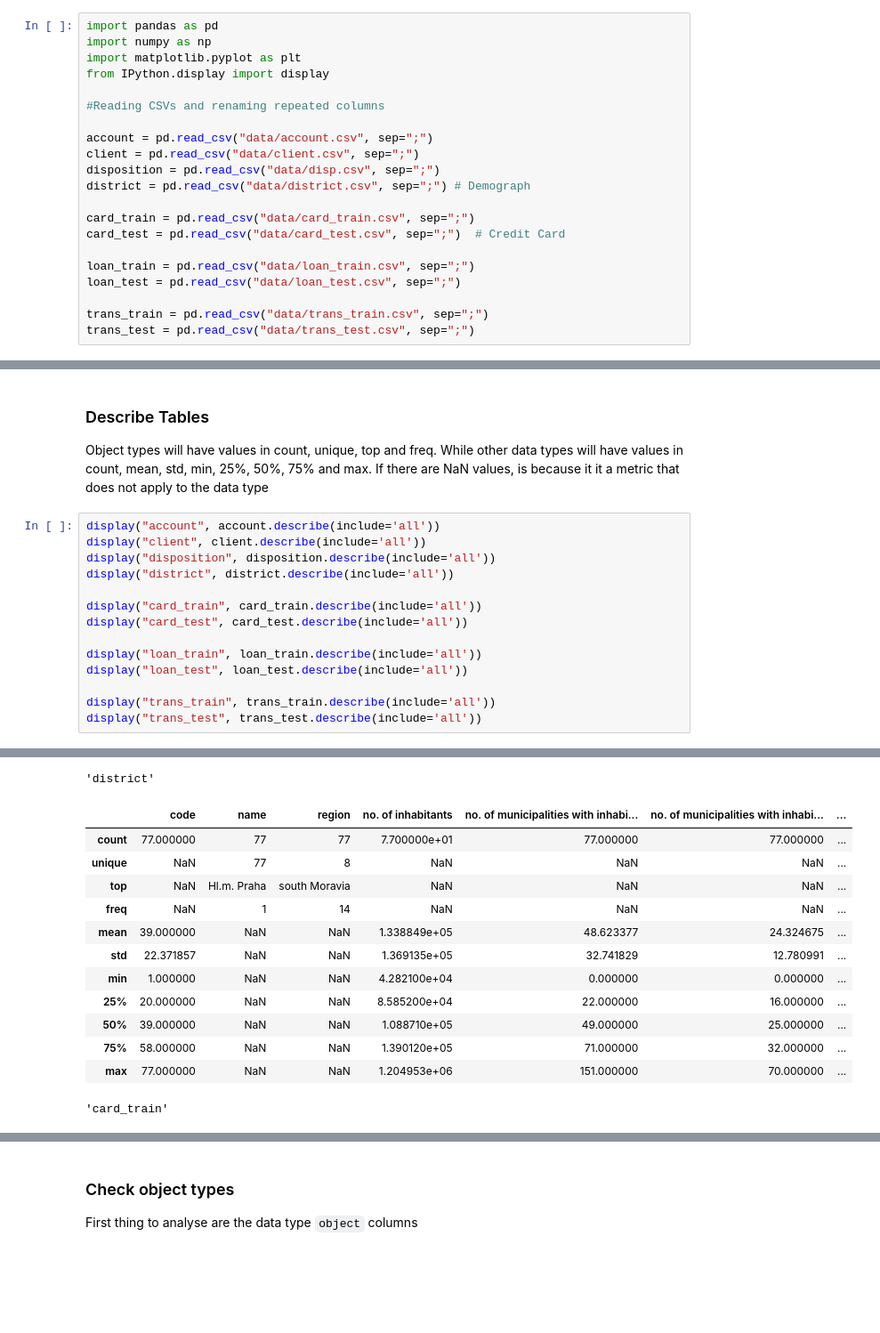
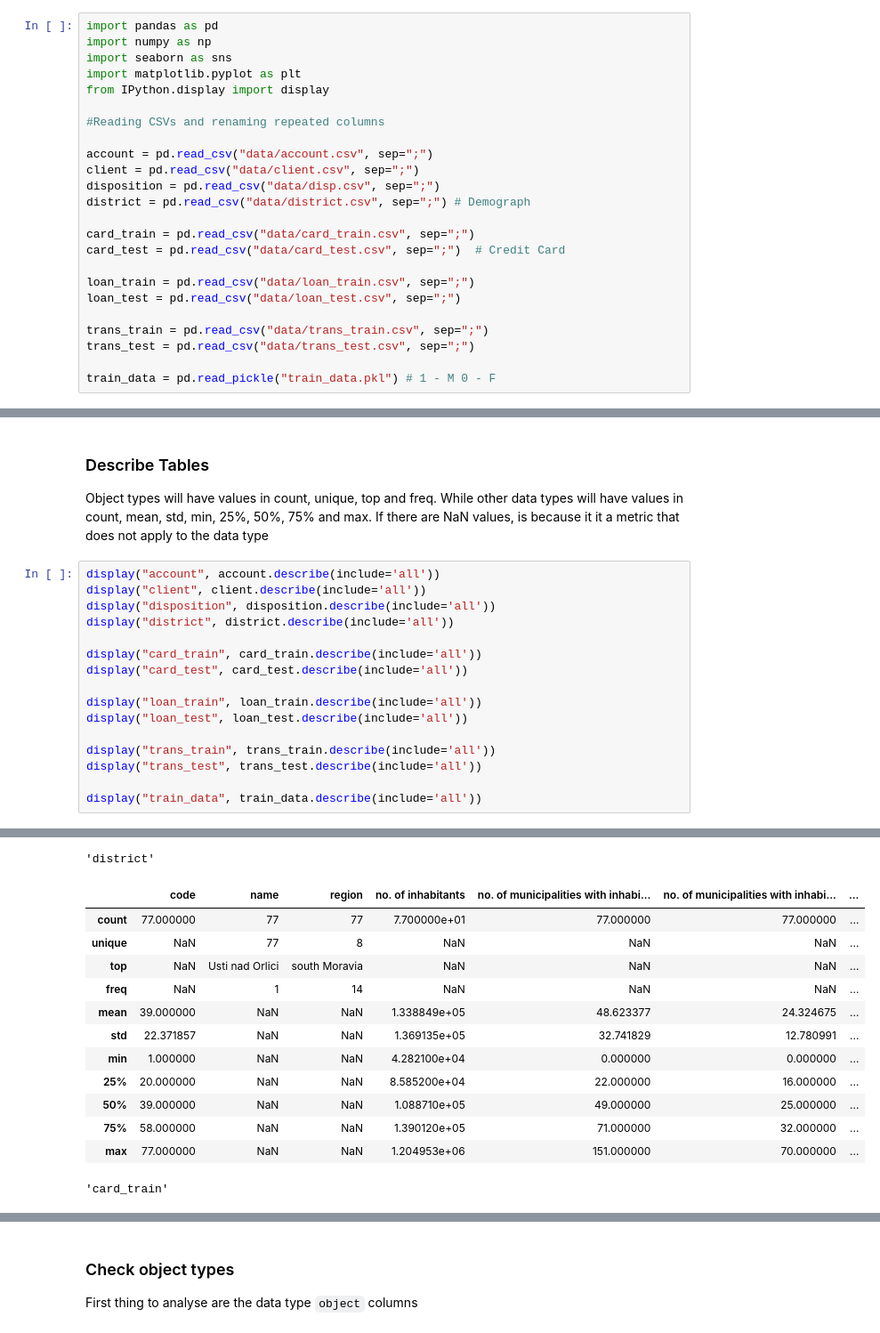
Before and after one commit to Ca-moes/AC, a Jupyter notebook: data_analysis.ipynb, the cells around one changed output, grey strips where cells are left out. Shown at 89% size. Saved outputs shown, nothing was run; the diff lists cells and outputs as text; blank space fills up the shorter version.

Commit message:
Data Analysis

```diff
--- a/data_analysis.ipynb
+++ b/data_analysis.ipynb
@@ -10,6 +10,7 @@
 # %%
 import pandas as pd
 import numpy as np
+import seaborn as sns
 import matplotlib.pyplot as plt
 from IPython.display import display
 
@@ -28,6 +29,8 @@ loan_test = pd.read_csv("data/loan_test.csv", sep=";")
 
 trans_train = pd.read_csv("data/trans_train.csv", sep=";")
 trans_test = pd.read_csv("data/trans_test.csv", sep=";")
+
+train_data = pd.read_pickle("train_data.pkl") # 1 - M 0 - F
 # %% [markdown]
 ## First Analysis
 For a first view of the data, we can check it's shape, some values and data types
@@ -201,6 +206,8 @@ display("loan_test", loan_test.describe(include='all'))
 
 display("trans_train", trans_train.describe(include='all'))
 display("trans_test", trans_test.describe(include='all'))
+
+display("train_data", train_data.describe(include='all'))
 # %% [output]
 'account'
 |  | account_id | district_id | frequency | date |
@@ -215,34 +222,34 @@ display("trans_test", trans_test.describe(include='all'))
 | 50% | 2368.000000 | 38.000000 | NaN | 960102.000000 |
 | 75% | 3552.250000 | 60.000000 | NaN | 961101.000000 |
 | max | 11382.000000 | 77.000000 | NaN | 971229.000000 |
 'client'
 |  | client_id | birth_number | district_id |
 | count | 5369.000000 | 5369.000000 | 5369.000000 |
 | mean | 3359.011920 | 535114.970013 | 37.310114 |
 | std | 2832.911984 | 172895.618429 | 25.043690 |
 | min | 1.000000 | 110820.000000 | 1.000000 |
 | 25% | 1418.000000 | 406009.000000 | 14.000000 |
 | 50% | 2839.000000 | 540829.000000 | 38.000000 |
 | 75% | 4257.000000 | 681013.000000 | 60.000000 |
 | max | 13998.000000 | 875927.000000 | 77.000000 |
 'disposition'
 |  | disp_id | client_id | account_id | type |
 | count | 5369.000000 | 5369.000000 | 5369.000000 | 5369 |
 | unique | NaN | NaN | NaN | 2 |
 | top | NaN | NaN | NaN | OWNER |
 | freq | NaN | NaN | NaN | 4500 |
 | mean | 3337.097970 | 3359.011920 | 2767.496927 | NaN |
 | std | 2770.418826 | 2832.911984 | 2307.843630 | NaN |
 | min | 1.000000 | 1.000000 | 1.000000 | NaN |
 | 25% | 1418.000000 | 1418.000000 | 1178.000000 | NaN |
 | 50% | 2839.000000 | 2839.000000 | 2349.000000 | NaN |
 | 75% | 4257.000000 | 4257.000000 | 3526.000000 | NaN |
 | max | 13690.000000 | 13998.000000 | 11382.000000 | NaN |
 'district'
 |  | code | name | region | no. of inhabitants | no. of municipalities with inhabi... | no. of municipalities with inhabi... | ... |
 | count | 77.000000 | 77 | 77 | 7.700000e+01 | 77.000000 | 77.000000 | ... |
 | unique | NaN | 77 | 8 | NaN | NaN | NaN | ... |
-| top | NaN | Hl.m. Praha | south Moravia | NaN | NaN | NaN | ... |
+| top | NaN | Usti nad Orlici | south Moravia | NaN | NaN | NaN | ... |
 | freq | NaN | 1 | 14 | NaN | NaN | NaN | ... |
 | mean | 39.000000 | NaN | NaN | 1.338849e+05 | 48.623377 | 24.324675 | ... |
 | std | 22.371857 | NaN | NaN | 1.369135e+05 | 32.741829 | 12.780991 | ... |
```
Also changed, not shown: parts of 33 cells of this notebook, 4 other files.
